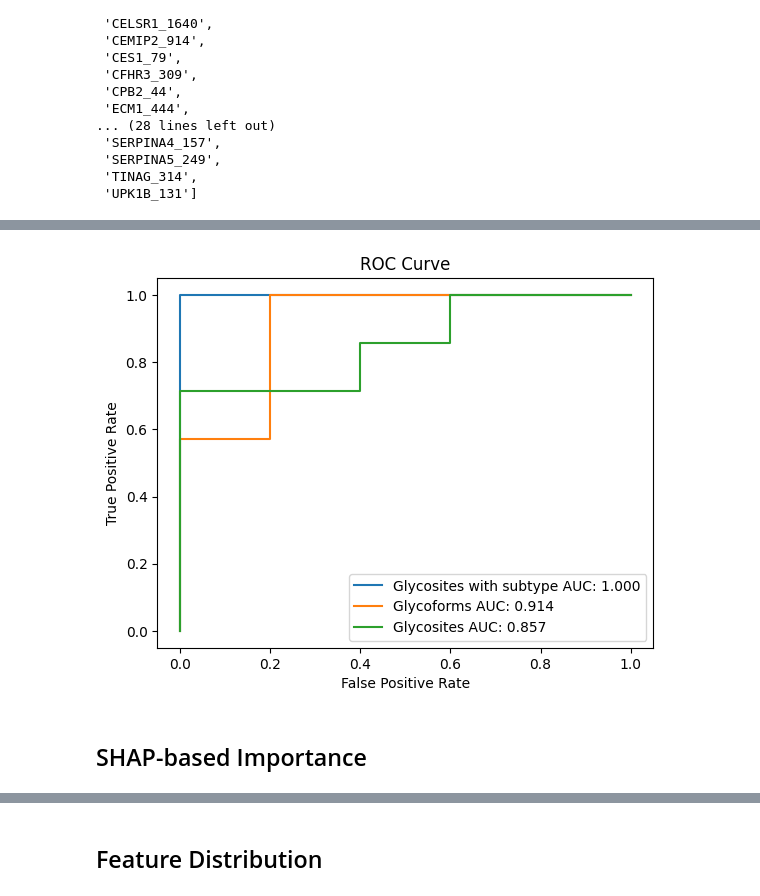
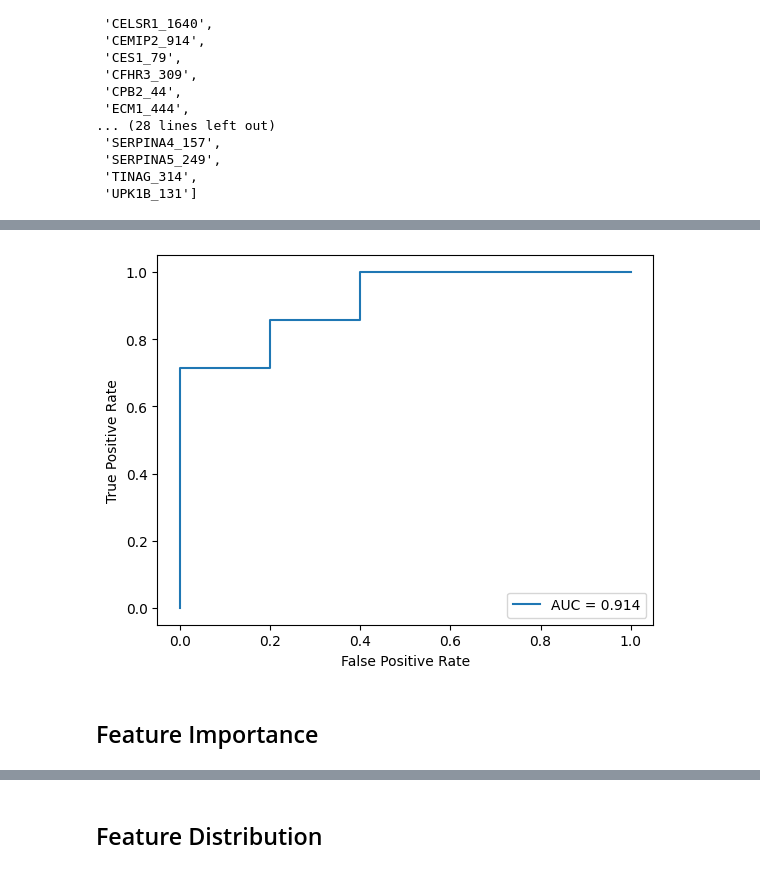
Before and after one commit to kmartinez834/Masters-Thesis, a Jupyter notebook: ccrcc_glycoproteomic/jupyter_notebooks/ccrcc_all_models.ipynb, the cells around one changed output, grey strips where cells are left out. Cells and saved outputs as stored; diff of their text form; code cells hidden in the pictures.

```diff
--- a/ccrcc_glycoproteomic/jupyter_notebooks/ccrcc_all_models.ipynb
+++ b/ccrcc_glycoproteomic/jupyter_notebooks/ccrcc_all_models.ipynb
@@ -308,13 +328,14 @@ target = "risk"
 
 le = LabelEncoder()
 
-df_model[target] = le.fit_transform(df_model[target])
+df_model_le = df_model.copy(deep=True)
+df_model_le[target] = le.fit_transform(df_model[target])
 
 classes = le.classes_
 # %%
-X = df_model.drop(columns=[target]).reset_index(drop=True)
-y = np.array(df_model[target])
+X = df_model_le.drop(columns=[target]).reset_index(drop=True)
+y = np.array(df_model_le[target])
 # %%
-df_model.reset_index(drop=True,inplace=True)
-df_model.head()
+df_model_le.reset_index(drop=True,inplace=True)
+df_model_le.head()
 # %% [output]
@@ -800,10 +888,0 @@ plt.show()
-# %%
-preds = grid.predict(X_test)
-pred_proba = grid.predict_proba(X_test)
-
-print (f'F1 score: {f1_score(y_test, preds, average="macro"):.3f}')
-print (f'Accuracy: {accuracy_score(y_test, preds):.3f}')
-print (f'AUC: {roc_auc_score(y_test, pred_proba[:,1]):.3f}')
-
-conf_m = confusion_matrix(y_test, preds)
-ConfusionMatrixDisplay(conf_m,display_labels=classes).plot()
@@ -837,29 +904,17 @@ array([0.7807984 , 0.09471247, 0.37065255, 0.17124135, 0.27072197,
 # %%
-name = 'Glycosites with subtype'
-fpr, tpr, _ = metrics.roc_curve(y_test,  glycotype_pred_proba)
-auc = metrics.roc_auc_score(y_test, glycotype_pred_proba)
-label = f"{name} AUC: {auc:.3f}"
+auc_preds = pred_proba[::,1]
+fpr, tpr, _ = metrics.roc_curve(y_test,  auc_preds)
+auc = metrics.roc_auc_score(y_test, auc_preds)
+label = f"AUC = {auc:.3f}"
 plt.plot(fpr,tpr,label=label)
 
-name = 'Glycoforms'
-fpr, tpr, _ = metrics.roc_curve(y_test,  all_glycosites_pred_proba)
-auc = metrics.roc_auc_score(y_test, all_glycosites_pred_proba)
-label = f"{name} AUC: {auc:.3f}"
-plt.plot(fpr,tpr,label=label)
 
-name = 'Glycosites'
-fpr, tpr, _ = metrics.roc_curve(y_test,  glycosite_pred_proba)
-auc = metrics.roc_auc_score(y_test, glycosite_pred_proba)
-label = f"{name} AUC: {auc:.3f}"
-plt.plot(fpr,tpr,label=label)
-
-plt.title("ROC Curve")
 plt.xlabel("False Positive Rate")
 plt.ylabel("True Positive Rate")
 plt.legend(loc=4)
 plt.show()
 # %% [output]
-[figure, old version]
+[figure, new version]
 # %% [markdown]
-## SHAP-based Importance
+## Feature Importance
 # %%
```
Also changed, not shown: parts of 43 cells of this notebook, 2 other files.
